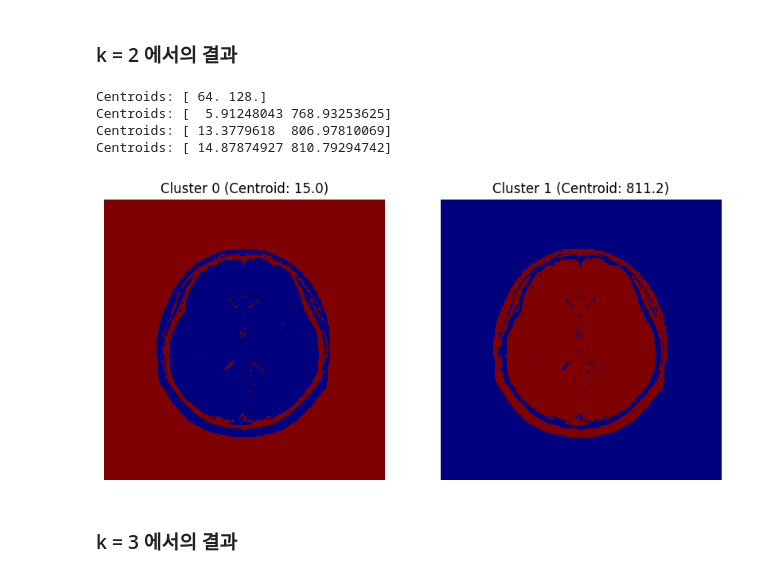
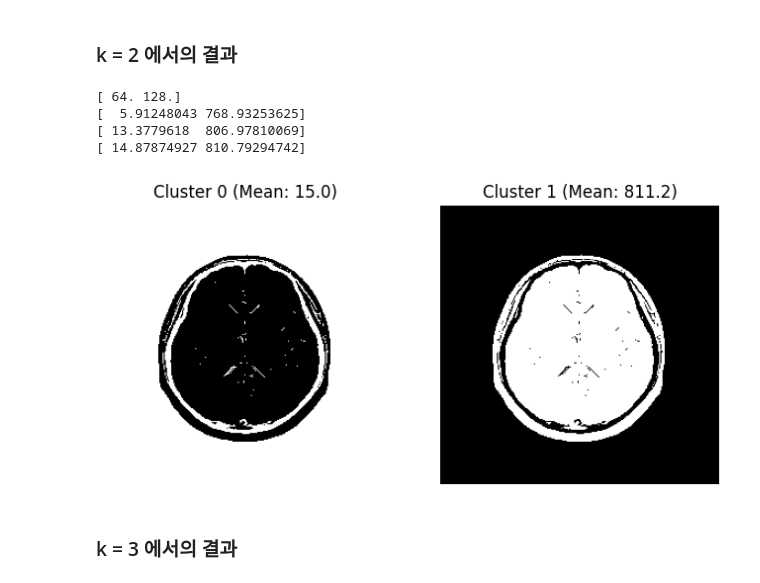
Before and after one commit to HyeonnWoo/26-2-DIP-202001601, a Jupyter notebook: notebook_2026/HW08.ipynb, the cells around one changed output. Drawn from its saved outputs; the diff is of its cells as text; code cells hidden in the pictures.

```diff
--- a/notebook_2026/HW08.ipynb
+++ b/notebook_2026/HW08.ipynb
@@ -68,42 +74,46 @@ plt.show()
 ### k = 2 에서의 결과
 # %%
 m_vals = np.array([64., 128.])
-c = np.zeros((f.shape[0], f.shape[1], len(m_vals)))
+c = np.zeros((f.shape[0],f.shape[1],len(m_vals)))
 cmap = np.zeros_like(f)
 m_vals_new = np.zeros(m_vals.shape)
-E = 10000
+E=10000
 eps = 1
 
-while E > eps:
+while E>eps:
+  print(m_vals)
+
+  ## [Standard K-means clustering algorithm]
   for i in range(len(m_vals)):
     c[:, :, i] = np.abs(f - m_vals[i])
 
   cmap = np.argmin(c, axis=-1)
 
   for i in range(len(m_vals)):
     mask = (cmap == i)
-    if np.any(mask):
+    if np.sum(mask) > 0:
       m_vals_new[i] = np.mean(f[mask])
     else:
       m_vals_new[i] = m_vals[i]
 
-  E = np.linalg.norm(m_vals - m_vals_new)
+  E = np.max(np.abs(m_vals_new - m_vals))
   m_vals = m_vals_new.copy()
+  ##
 
-# 결과 시각화
-plt.figure(figsize=(10, 5))
+# Plot results
+plt.figure(figsize=(8, 4))
 for i in range(len(m_vals)):
-  plt.subplot(1, len(m_vals), i + 1)
-  plt.imshow(cmap == i, cmap='jet', interpolation='nearest')
-  plt.title(f'Cluster {i} (Centroid: {m_vals[i]:.1f})')
+  plt.subplot(1,len(m_vals),i+1)
+  plt.imshow(cmap==i,cmap='gray')
+  plt.title(f'Cluster {i} (Mean: {m_vals[i]:.1f})')
   plt.axis('off')
 plt.show()
 # %% [output]
-Centroids: [ 64. 128.]
-Centroids: [  5.91248043 768.93253625]
-Centroids: [ 13.3779618  806.97810069]
-Centroids: [ 14.87874927 810.79294742]
+[ 64. 128.]
+[  5.91248043 768.93253625]
+[ 13.3779618  806.97810069]
+[ 14.87874927 810.79294742]
-[figure, old version]
+[figure, new version]
 # %% [markdown]
 ### k = 3 에서의 결과
 # %%
```
Also changed, not shown: parts of 3 cells of this notebook.
